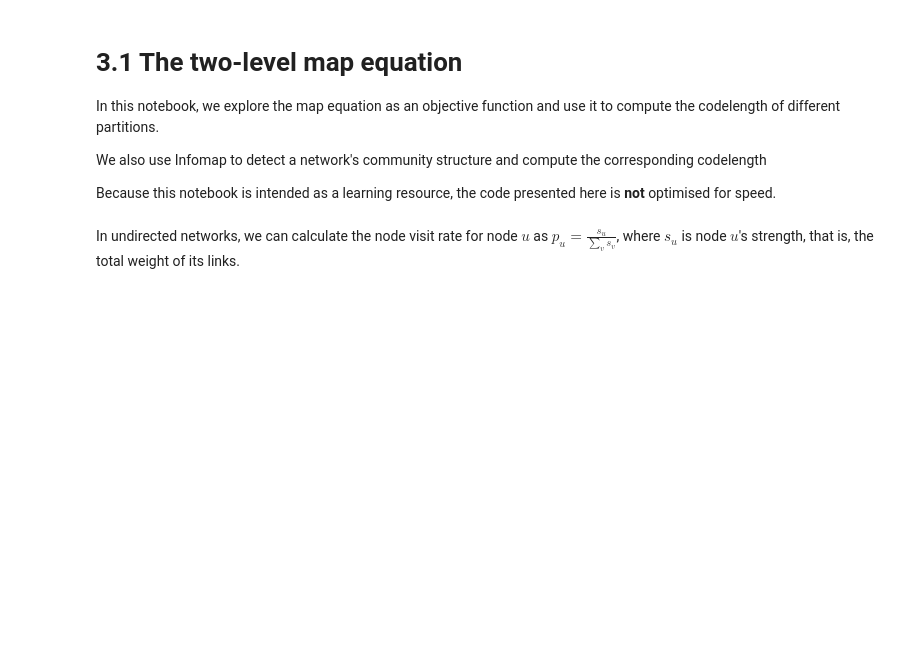
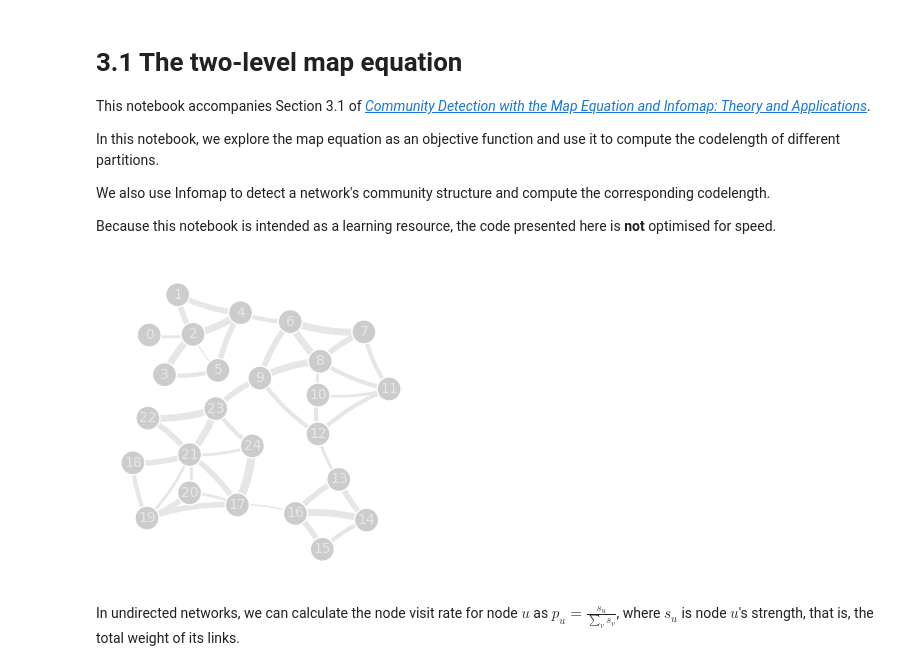
Before and after one commit to mapequation/infomap, a Jupyter notebook: examples/notebooks/3.1 The two-level map equation.ipynb, the cells around one changed output. Cells and saved outputs as stored; diff of their text form; code cells hidden in the pictures; blank space fills up the shorter version.

```diff
--- a/examples/notebooks/3.1 The two-level map equation.ipynb
+++ b/examples/notebooks/3.1 The two-level map equation.ipynb
@@ -1,9 +1,11 @@
 # %% [markdown]
 # 3.1 The two-level map equation
 
+This notebook accompanies Section 3.1 of [*Community Detection with the Map Equation and Infomap: Theory and Applications*](https://doi.org/10.1145/3779648).
+
 In this notebook, we explore the map equation as an objective function and use it to compute the codelength of different partitions.
 
-We also use Infomap to detect a network's community structure and compute the corresponding codelength
+We also use Infomap to detect a network's community structure and compute the corresponding codelength.
 
 Because this notebook is intended as a learning resource, the code presented here is **not** optimised for speed.
 # %%
@@ -20,39 +23,12 @@ from _support import get_map_equation_example_network
 from scipy.stats import entropy
-# %%
-# use pastel colours later
-sns.set_palette(sns.color_palette("colorblind"))
 # %%
 # we use the "standard" map equation example network and plot it below
-# the networks is weighted and undirected
+# the network is weighted and undirected
 G, pos = get_map_equation_example_network()
 
-fig, ax = plt.subplots(1, 1, figsize=(4, 4))
-
-base_color = np.array(sns.color_palette()[0][:3])
-bright = tuple(0.5 * base_color + 0.5)
-
-nx.draw_networkx_nodes(
-    G=G,
-    pos=pos,
-    ax=ax,
-    node_color=G.number_of_nodes() * [sns.color_palette()[0]],
-    edgecolors="white",
-    linewidths=1.5,
-)
-nx.draw_networkx_edges(
-    G=G,
-    pos=pos,
-    ax=ax,
-    edgelist=sorted(G.edges),
-    width=[G.get_edge_data(*e)["weight"] for e in sorted(G.edges)],
-    arrows=True,
-    connectionstyle="arc3,rad=0.1",
-    edge_color=[bright] * G.number_of_edges(),
-)
-nx.draw_networkx_labels(G=G, pos=pos, ax=ax, font_color=bright)
-
-ax.axis("off")
-plt.show()
+plot_network(G, pos=pos)
+# %% [output]
+[figure, added]
 # %% [markdown]
 In undirected networks, we can calculate the node visit rate for node $u$ as $p_u = \frac{s_u}{\sum_v s_v}$, where $s_u$ is node $u$'s strength, that is, the total weight of its links.
 # %%
```
Also changed, not shown: parts of 10 cells of this notebook, 13 other files.
